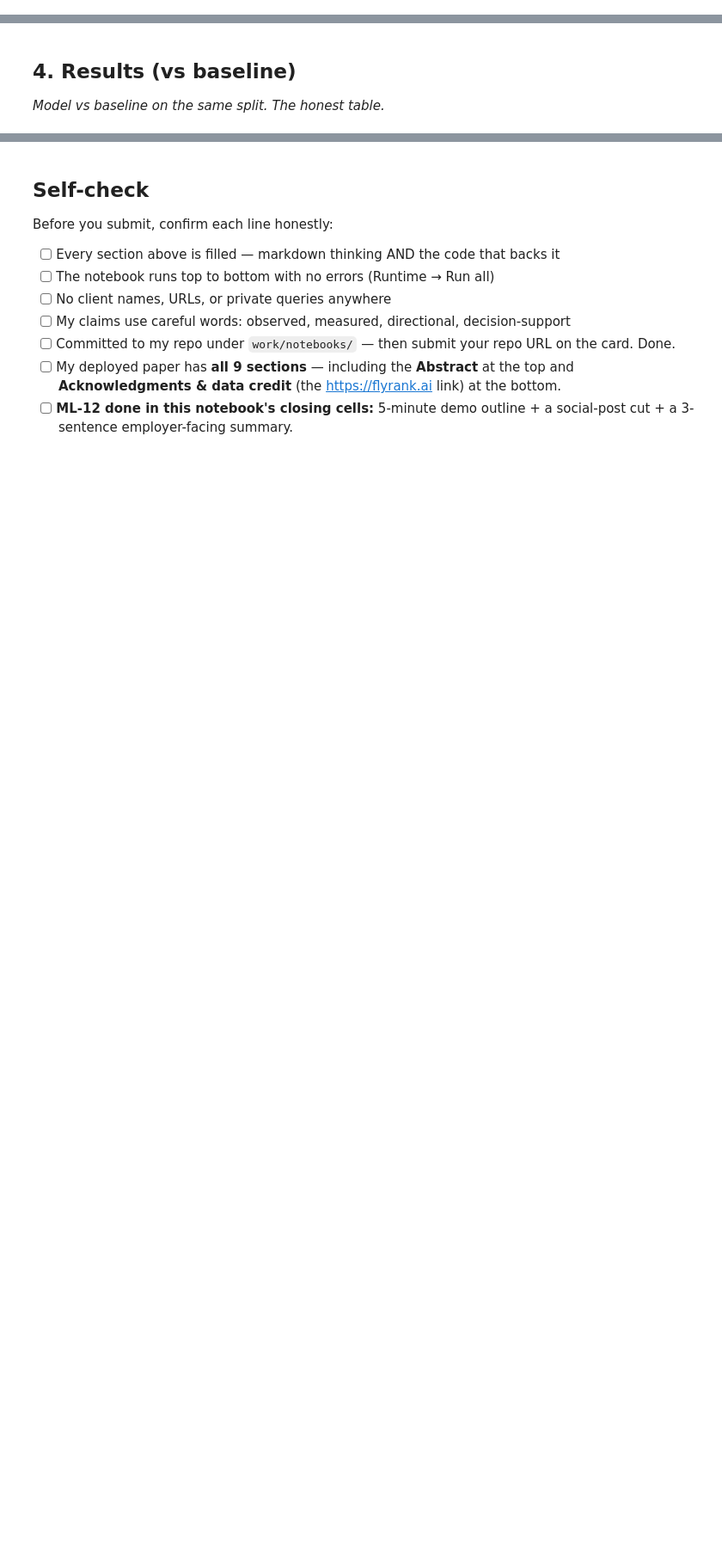
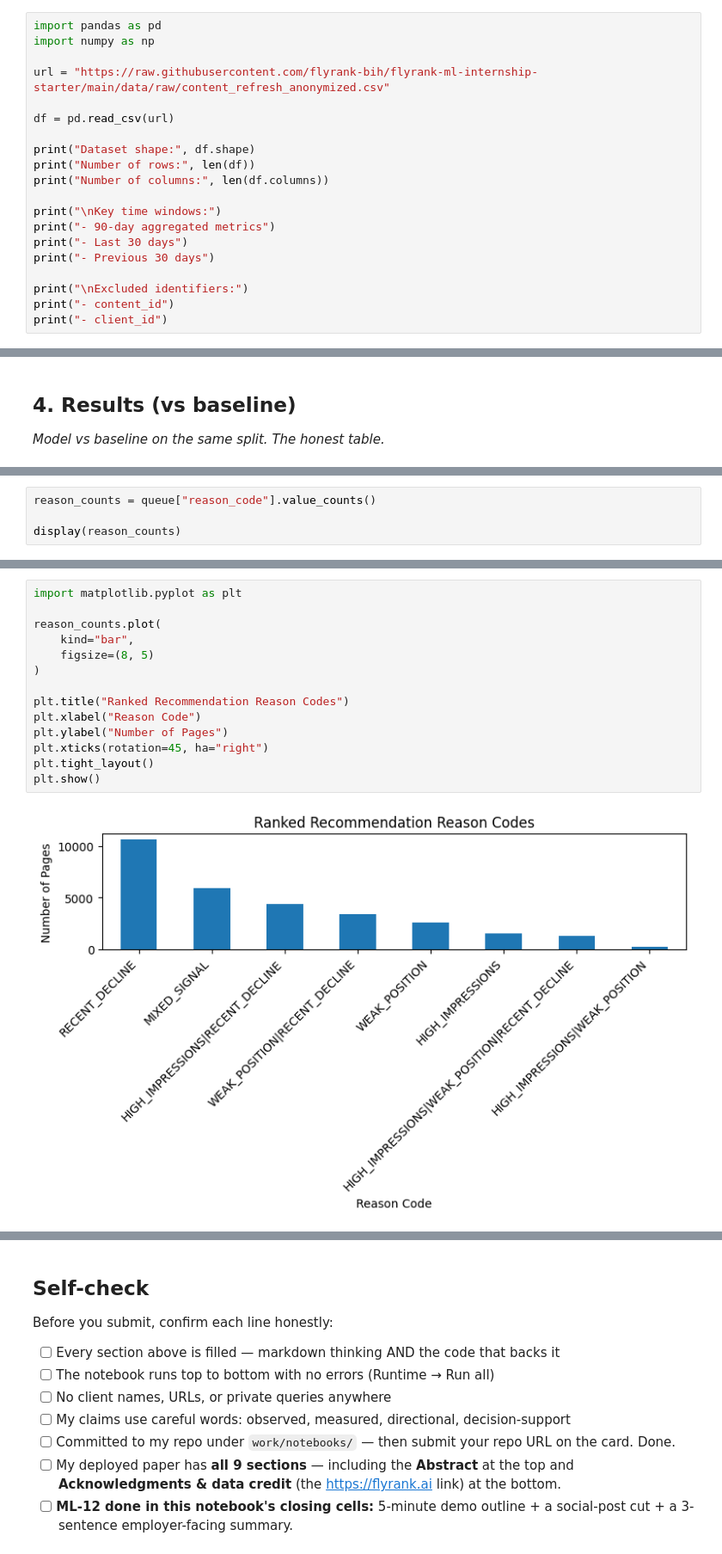
Before and after one commit to Utsabsinha19/flyrank-ml-internship, a Jupyter notebook: work/notebooks/capstone.ipynb, the cells around one changed output, grey strips where cells are left out. Shown at 86% size. Drawn from its saved outputs; the diff is of its cells as text; blank space fills up the shorter version.

```diff
--- a/work/notebooks/capstone.ipynb
+++ b/work/notebooks/capstone.ipynb
@@ -20,0 +57,20 @@ This skeleton is yours to fill. Work the sections **in order** — each one has
+# %%
+import pandas as pd
+import numpy as np
+
+url = "https://raw.githubusercontent.com/flyrank-bih/flyrank-ml-internship-starter/main/data/raw/content_refresh_anonymized.csv"
+
+df = pd.read_csv(url)
+
+print("Dataset shape:", df.shape)
+print("Number of rows:", len(df))
+print("Number of columns:", len(df.columns))
+
+print("\nKey time windows:")
+print("- 90-day aggregated metrics")
+print("- Last 30 days")
+print("- Previous 30 days")
+
+print("\nExcluded identifiers:")
+print("- content_id")
+print("- client_id")
@@ -36,0 +563,4 @@ This skeleton is yours to fill. Work the sections **in order** — each one has
+# %%
+reason_counts = queue["reason_code"].value_counts()
+
+display(reason_counts)
@@ -36,0 +579,16 @@ This skeleton is yours to fill. Work the sections **in order** — each one has
+# %%
+import matplotlib.pyplot as plt
+
+reason_counts.plot(
+    kind="bar",
+    figsize=(8, 5)
+)
+
+plt.title("Ranked Recommendation Reason Codes")
+plt.xlabel("Reason Code")
+plt.ylabel("Number of Pages")
+plt.xticks(rotation=45, ha="right")
+plt.tight_layout()
+plt.show()
+# %% [output]
+[figure, added]
```
Also changed, not shown: parts of 26 cells of this notebook.
